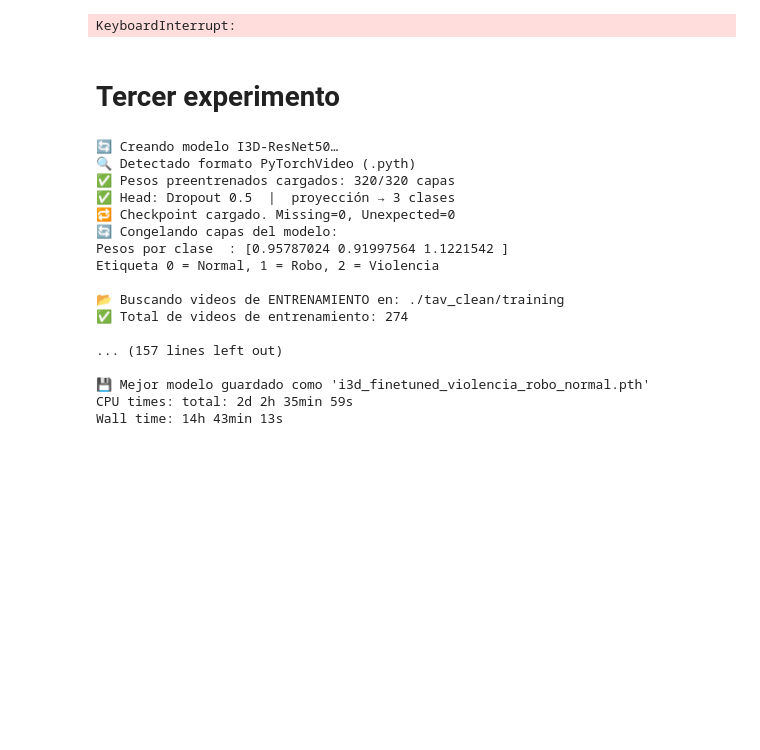
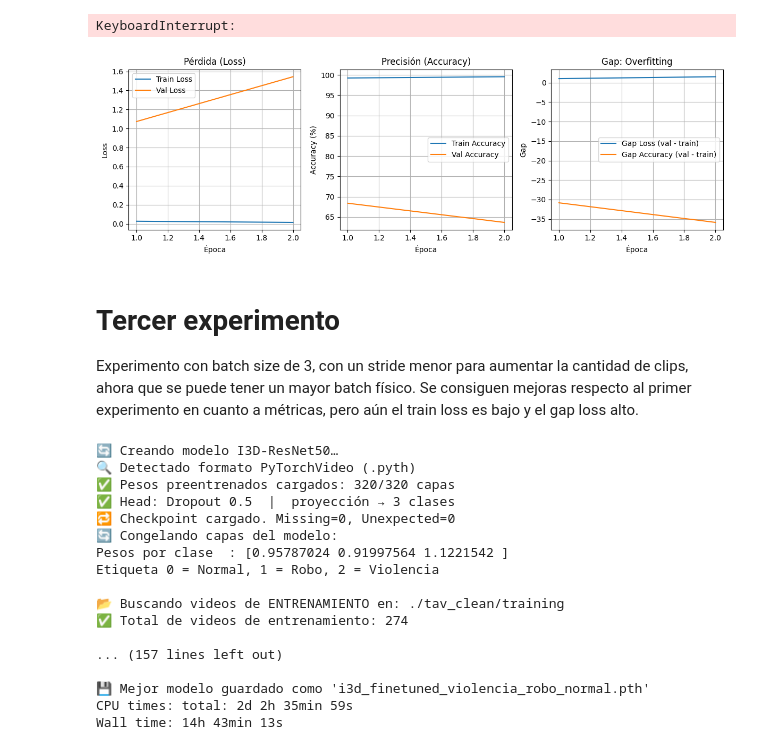
Before and after one commit to sebsatian/i3d_finetuning, a Jupyter notebook: i3dcrimefinetuning.ipynb, the cells around one changed output. Cells and saved outputs as stored; diff of their text form; code cells hidden in the pictures; blank space fills up the shorter version.

Commit message:
Agregados gráficos de resultados de experimentos 2, 3 y 4

```diff
--- a/i3dcrimefinetuning.ipynb
+++ b/i3dcrimefinetuning.ipynb
@@ -915,8 +924,50 @@ entrenar_modelo(model, train_loader, val_loader, device, EPOCHS, config)
 ✅ Primer batch cargado y procesado.
    [   1/2467] Loss: 0.0012 | Acc: 100.00% | ETA: 12655s | Preds: {'Normal': 1, 'Violencia': 2} | GPU: 1.0GB / peak: 2.1GB
 KeyboardInterrupt:
+# %%
+import pandas as pd
+import matplotlib.pyplot as plt
+
+exp2 = pd.read_csv("training_metrics_clean2.csv")
+
+fig, axs = plt.subplots(1, 3, figsize=(12, 4))
+
+# Curva de Loss
+axs[0].plot(exp2['epoch'], exp2['train_loss'], label='Train Loss')
+axs[0].plot(exp2['epoch'], exp2['val_loss'], label='Val Loss')
+axs[0].set_xlabel("Época")
+axs[0].set_ylabel("Loss")
+axs[0].set_title("Pérdida (Loss)")
+axs[0].legend()
+axs[0].grid(True)
+
+# Curva de accuracy
+axs[1].plot(exp2['epoch'], exp2['train_accuracy'], label='Train Accuracy')
+axs[1].plot(exp2['epoch'], exp2['val_accuracy'], label='Val Accuracy')
+axs[1].set_xlabel("Época")
+axs[1].set_ylabel("Accuracy (%)")
+axs[1].set_title("Precisión (Accuracy)")
+axs[1].legend()
+axs[1].grid(True)
+
+# Gap Loss y Gap Accuracy
+gap_loss = exp2['val_loss'] - exp2['train_loss']
+gap_acc = exp2['val_accuracy'] - exp2['train_accuracy']
+axs[2].plot(exp2['epoch'], gap_loss, label='Gap Loss (val - train)')
+axs[2].plot(exp2['epoch'], gap_acc, label='Gap Accuracy (val - train)')
+axs[2].set_xlabel("Época")
+axs[2].set_ylabel("Gap")
+axs[2].set_title("Gap: Overfitting")
+axs[2].legend()
+axs[2].grid(True)
+
+plt.tight_layout()
+plt.show()
+# %% [output]
+[figure, added]
 # %% [markdown]
 # Tercer experimento
+Experimento con batch size de 3, con un stride menor para aumentar la cantidad de clips, ahora que se puede tener un mayor batch físico. Se consiguen mejoras respecto al primer experimento en cuanto a métricas, pero aún el train loss es bajo y el gap loss alto.
 # %%
 %%time
 EPOCHS = 10
```
Also changed, not shown: parts of 11 cells of this notebook.
